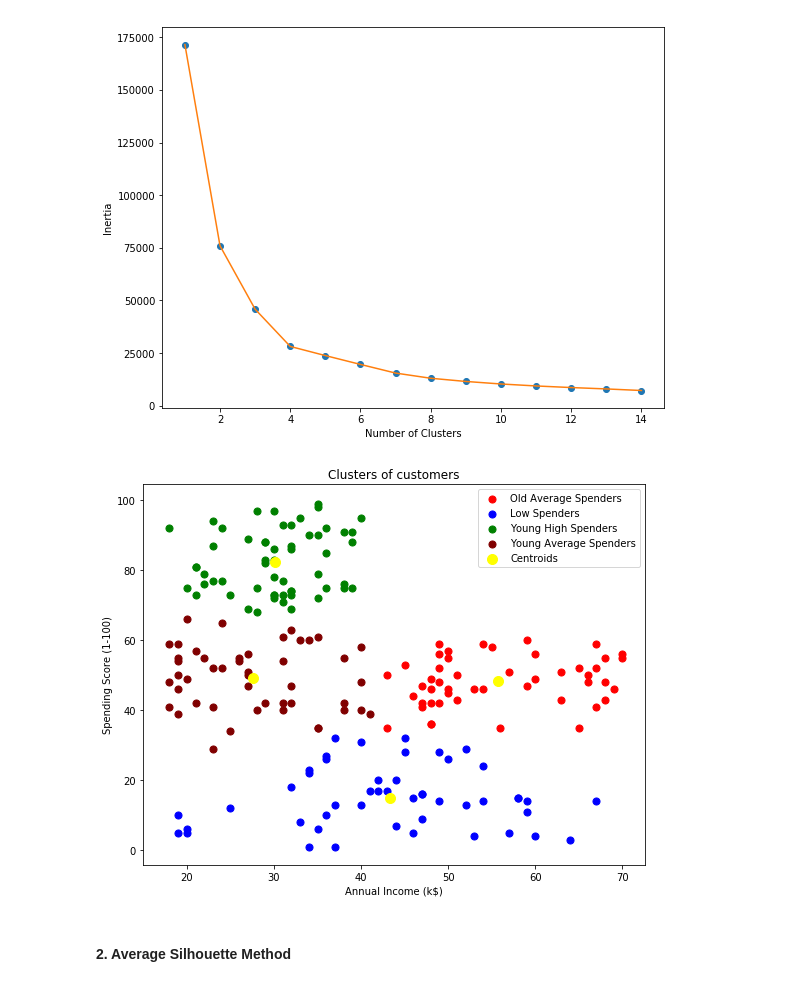
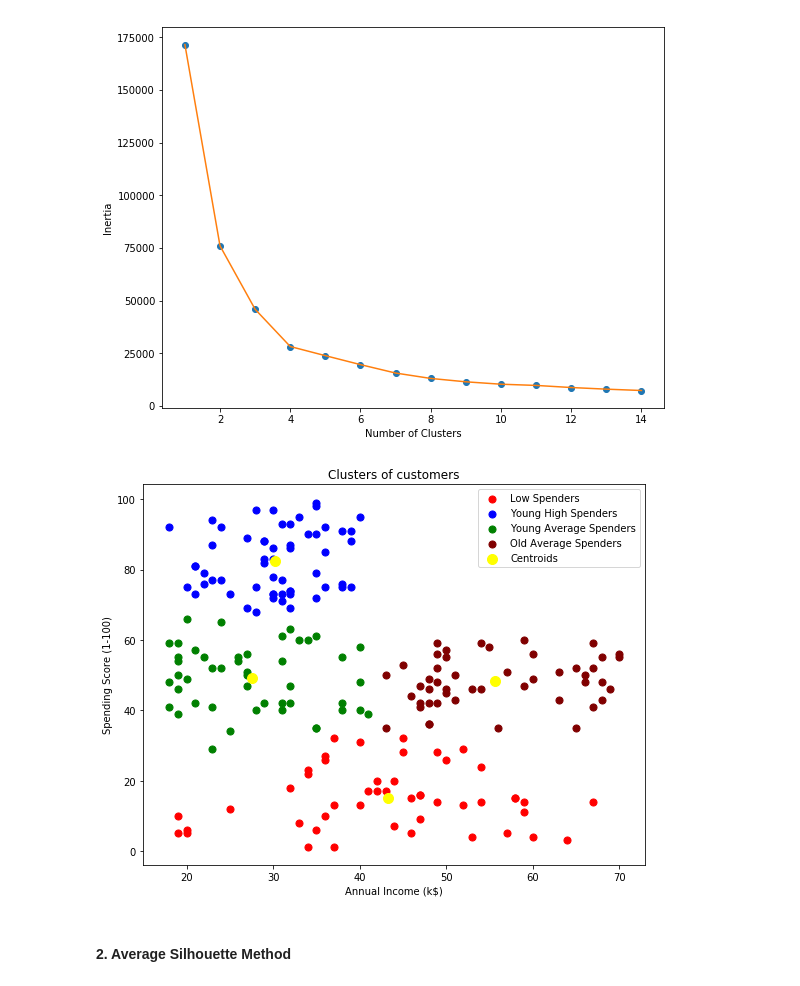
Before and after one commit to techwithshadab/ISTE-Examly-Sessions, a Jupyter notebook: 08 Machine Learning/Clustering/k_means.ipynb, the cells around one changed output. Cells and saved outputs as stored; diff of their text form; code cells hidden in the pictures.

Commit message:
Clustering

```diff
--- a/08 Machine Learning/Clustering/k_means.ipynb
+++ b/08 Machine Learning/Clustering/k_means.ipynb
@@ -8,7 +8,7 @@ import seaborn as sns
 import warnings
 warnings.filterwarnings('ignore')
 # %%
-df = pd.read_csv("Mall_Customers.csv")
+df = pd.read_csv("data/Mall_Customers.csv")
 df.head()
 # %% [output]
 |  | CustomerID | Gender | Age | Annual Income (k$) | Spending Score (1-100) |
@@ -112,7 +114,7 @@ array([0])
 # %% [markdown]
 #### Model 2. with k = 5
 # %%
-k_means_5 = KMeans(n_clusters=5,random_state = 42)
+k_means_5 = KMeans(n_clusters=7,random_state = 42)
 k_means_5.fit(X)
 plt.figure(figsize = (9,7))
 plt.scatter(df["Age"],df["Spending Score (1-100)"],c=k_means_5.labels_,cmap='rainbow')
@@ -161,20 +163,20 @@ plt.show()
 # %%
 k_means_4 = KMeans(n_clusters=4,random_state = 42)
 k_means_4.fit(X)
 labels = k_means_4.labels_
 plt.figure(figsize = (9,7))
-plt.scatter(X.values[labels == 0, 0], X.values[labels == 0, 1], s = 50, c = 'red', label = 'Old Average Spenders')
-plt.scatter(X.values[labels == 1, 0], X.values[labels == 1, 1], s = 50, c = 'blue', label = 'Low Spenders')
-plt.scatter(X.values[labels == 2, 0], X.values[labels == 2, 1], s = 50, c = 'green', label = 'Young High Spenders')
-plt.scatter(X.values[labels == 3, 0], X.values[labels == 3, 1], s = 50, c = 'maroon', label = 'Young Average Spenders')
+plt.scatter(X.values[labels == 0, 0], X.values[labels == 0, 1], s = 50, c = 'red', label = 'Low Spenders')
+plt.scatter(X.values[labels == 1, 0], X.values[labels == 1, 1], s = 50, c = 'blue', label = 'Young High Spenders')
+plt.scatter(X.values[labels == 2, 0], X.values[labels == 2, 1], s = 50, c = 'green', label = 'Young Average Spenders')
+plt.scatter(X.values[labels == 3, 0], X.values[labels == 3, 1], s = 50, c = 'maroon', label = 'Old Average Spenders')
 plt.scatter(k_means_4.cluster_centers_[:, 0], k_means_4.cluster_centers_[:, 1], s = 100, c = 'yellow', label = 'Centroids')
 plt.title('Clusters of customers')
 plt.xlabel('Annual Income (k$)')
 plt.ylabel('Spending Score (1-100)')
 plt.legend()
 plt.show()
 # %% [output]
-[figure, old version]
+[figure, new version]
 # %% [markdown]
 #### 2. Average Silhouette Method
 # %%
```
Also changed, not shown: parts of 13 cells of this notebook, 5 other files.
